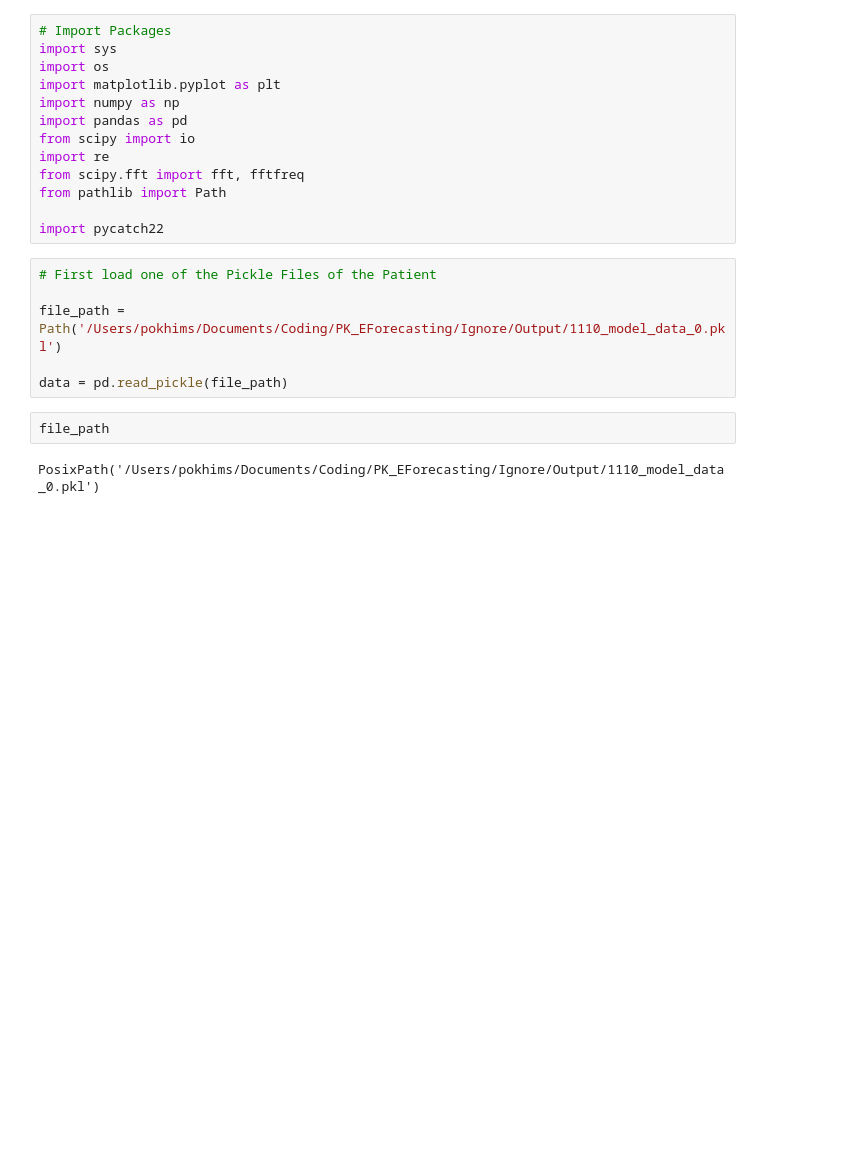
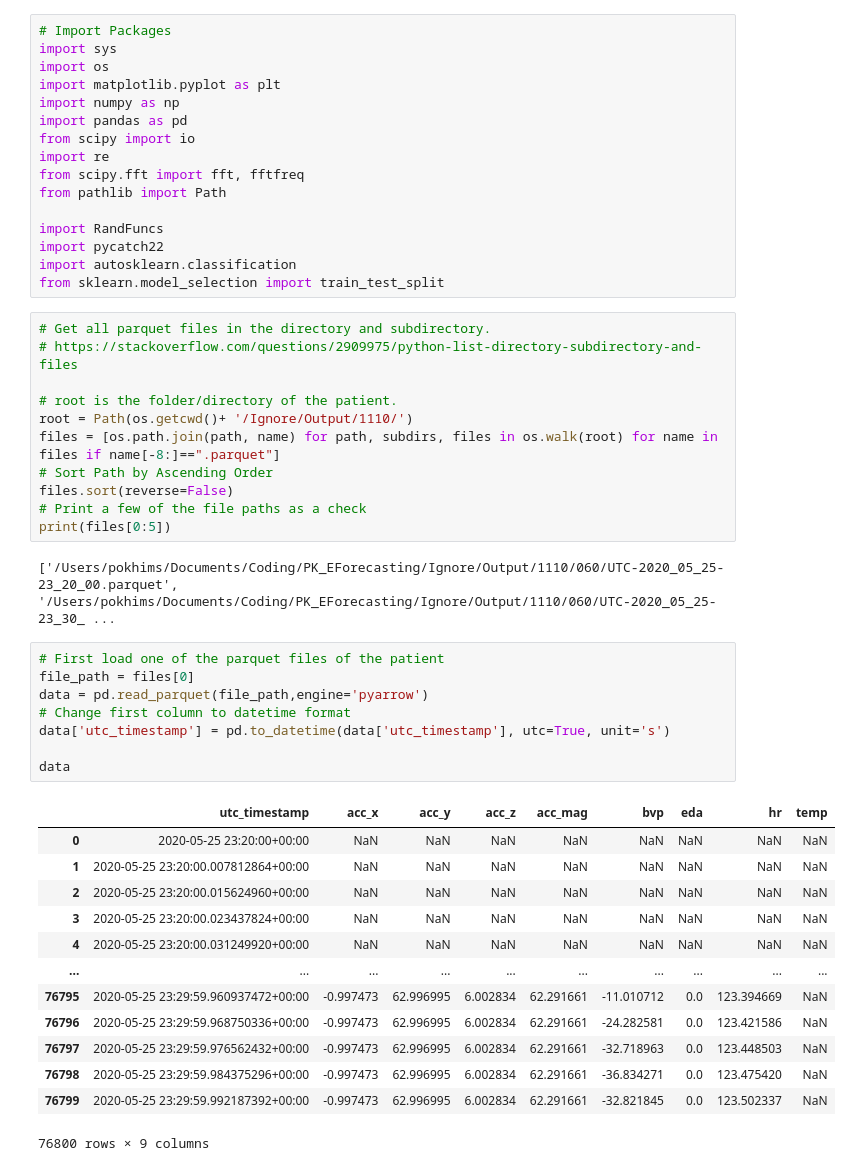
Before and after one commit to Spokhim/PK_EForecasting, a Jupyter notebook: Model_Accel.ipynb, the cells around one changed output. Drawn from its saved outputs; the diff is of its cells as text; blank space fills up the shorter version.

```diff
--- a/Model_Accel.ipynb
+++ b/Model_Accel.ipynb
@@ -18,14 +20,42 @@ import re
 from scipy.fft import fft, fftfreq
 from pathlib import Path
 
+import RandFuncs
 import pycatch22
+import autosklearn.classification
+from sklearn.model_selection import train_test_split
-# %%
-# First load one of the Pickle Files of the Patient
-
-file_path = Path('/Users/pokhims/Documents/Coding/PK_EForecasting/Ignore/Output/1110_model_data_0.pkl')
-
-data = pd.read_pickle(file_path)
-# %%
-file_path
-# %% [output]
-PosixPath('/Users/pokhims/Documents/Coding/PK_EForecasting/Ignore/Output/1110_model_data_0.pkl')
+# %%
+# Get all parquet files in the directory and subdirectory.
+# https://stackoverflow.com/questions/2909975/python-list-directory-subdirectory-and-files
+
+# root is the folder/directory of the patient.
+root = Path(os.getcwd()+ '/Ignore/Output/1110/')
+files = [os.path.join(path, name) for path, subdirs, files in os.walk(root) for name in files if name[-8:]==".parquet"]
+# Sort Path by Ascending Order
+files.sort(reverse=False)
+# Print a few of the file paths as a check
+print(files[0:5])
+# %% [output]
+['/Users/pokhims/Documents/Coding/PK_EForecasting/Ignore/Output/1110/060/UTC-2020_05_25-23_20_00.parquet', '/Users/pokhims/Documents/Coding/PK_EForecasting/Ignore/Output/1110/060/UTC-2020_05_25-23_30_ ...
+# %%
+# First load one of the parquet files of the patient
+file_path = files[0]
+data = pd.read_parquet(file_path,engine='pyarrow')
+# Change first column to datetime format
+data['utc_timestamp'] = pd.to_datetime(data['utc_timestamp'], utc=True, unit='s')
+
+data
+# %% [output]
+|  | utc_timestamp | acc_x | acc_y | acc_z | acc_mag | bvp | eda | hr | temp |
+| 0 | 2020-05-25 23:20:00+00:00 | NaN | NaN | NaN | NaN | NaN | NaN | NaN | NaN |
+| 1 | 2020-05-25 23:20:00.007812864+00:00 | NaN | NaN | NaN | NaN | NaN | NaN | NaN | NaN |
+| 2 | 2020-05-25 23:20:00.015624960+00:00 | NaN | NaN | NaN | NaN | NaN | NaN | NaN | NaN |
+| 3 | 2020-05-25 23:20:00.023437824+00:00 | NaN | NaN | NaN | NaN | NaN | NaN | NaN | NaN |
+| 4 | 2020-05-25 23:20:00.031249920+00:00 | NaN | NaN | NaN | NaN | NaN | NaN | NaN | NaN |
+| ... | ... | ... | ... | ... | ... | ... | ... | ... | ... |
+| 76795 | 2020-05-25 23:29:59.960937472+00:00 | -0.997473 | 62.996995 | 6.002834 | 62.291661 | -11.010712 | 0.0 | 123.394669 | NaN |
+| 76796 | 2020-05-25 23:29:59.968750336+00:00 | -0.997473 | 62.996995 | 6.002834 | 62.291661 | -24.282581 | 0.0 | 123.421586 | NaN |
+| 76797 | 2020-05-25 23:29:59.976562432+00:00 | -0.997473 | 62.996995 | 6.002834 | 62.291661 | -32.718963 | 0.0 | 123.448503 | NaN |
+| 76798 | 2020-05-25 23:29:59.984375296+00:00 | -0.997473 | 62.996995 | 6.002834 | 62.291661 | -36.834271 | 0.0 | 123.475420 | NaN |
+| 76799 | 2020-05-25 23:29:59.992187392+00:00 | -0.997473 | 62.996995 | 6.002834 | 62.291661 | -32.821845 | 0.0 | 123.502337 | NaN |
+76800 rows × 9 columns
```
Also changed, not shown: parts of 28 cells of this notebook, 4 other files.
